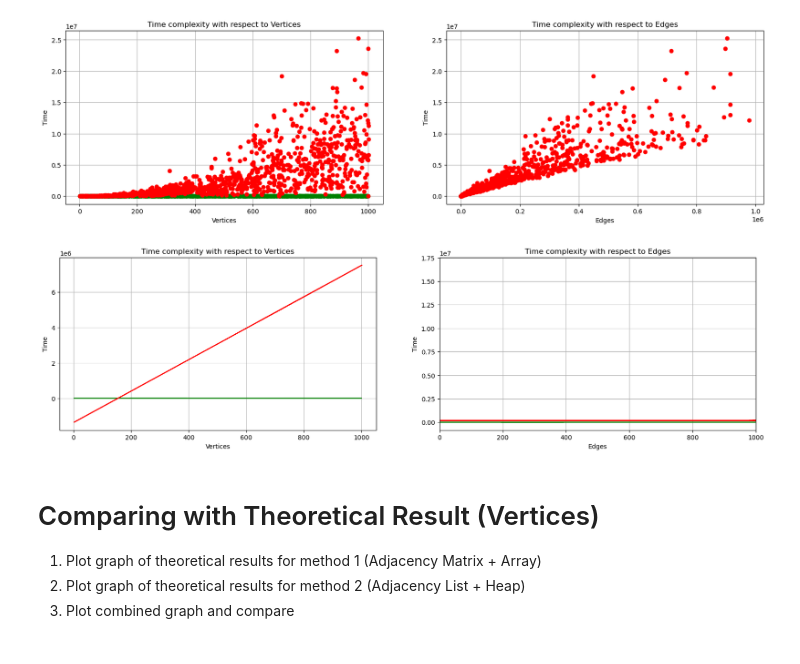
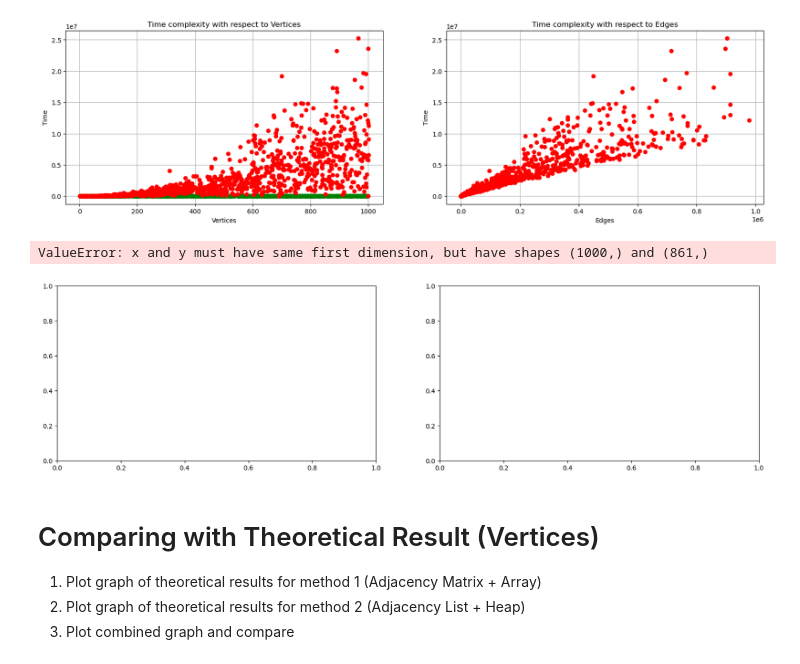
Before and after one commit to ChoWei0310/SC2001-Algorithm-Design, a Jupyter notebook: Lab2/SC2001_ExampleClass_2.ipynb, the cells around one changed output. Drawn from its saved outputs; the diff is of its cells as text; code cells hidden in the pictures.

```diff
--- a/Lab2/SC2001_ExampleClass_2.ipynb
+++ b/Lab2/SC2001_ExampleClass_2.ipynb
@@ -172,3 +172,11 @@ plt.legend()
 plt.show()
 # %% [output]
 [figure]
+# %%
+def remove_outliers(df, column_name):
+    Q1 = np.percentile(df[column_name],25)
+    Q3 = np.percentile(df[column_name],75)
+    IQR = Q3-Q1
+    lower_bound = Q1 - 1.5*IQR
+    upper_bound = Q3 + 1.5*IQR
+    return df[(df[column_name]>=lower_bound)&(df[column_name]<= upper_bound)]
@@ -324,3 +364,33 @@ plt.legend()
 plt.show()
 # %% [output]
 [figure]
+# %%
+method2_df_SPARSE_filtered = remove_outliers(method2_df_SPARSE,'Time Array (Method 2)')
+
+sparse_fit_vertices2 = np.polyfit(method2_df_SPARSE_filtered['Vertices'], method2_df_SPARSE_filtered['Time Array (Method 2)'], 1)
+sparse_fit_edges2 = np.polyfit(method2_df_SPARSE_filtered['Edges'], method2_df_SPARSE_filtered['Time Array (Method 2)'], 1)
+
+# Define the fitted line equations
+sparse_line_vertices2 = np.polyval(sparse_fit_vertices2, method2_df_SPARSE_filtered['Vertices'])
+sparse_line_edges2 = np.polyval(sparse_fit_edges2, method2_df_SPARSE_filtered['Edges'])
+
+fig, ax = plt.subplots(1,2, figsize=(20, 5))
+
+# Plot for Vertices
+ax[0].plot(method2_df_SPARSE_filtered['Vertices'], method2_df_SPARSE_filtered['Time Array (Method 2)'], 'o', color='g', label='Sparse')
+ax[0].plot(method2_df_SPARSE_filtered['Vertices'], sparse_line_vertices2, '-', color='r', label='Sparse Fit')
+ax[0].set_title('Time complexity with respect to Vertices')
+ax[0].set_xlabel('Vertices')
+ax[0].set_ylabel('Time')
+ax[0].grid(True)
+
+# Plot for Edges
+ax[1].plot(method2_df_SPARSE_filtered['Edges'], method2_df_SPARSE_filtered['Time Array (Method 2)'], 'o', color='g', label='Sparse')
+ax[1].plot(method2_df_SPARSE_filtered['Edges'], sparse_line_edges2, '-', color='r', label='Sparse Fit')
+ax[1].set_title('Time complexity with respect to Edges')
+ax[1].set_xlabel('Edges')
+ax[1].set_ylabel('Time')
+ax[1].grid(True)
+
+plt.legend()
+plt.show()
@@ -401,25 +473,26 @@ plt.show()
 # %%
 fig, ax = plt.subplots(1,2, figsize=(20, 5))
 
-ax[0].plot(method2_df_SPARSE['Vertices'], sparse_line_vertices2, '-', color='g', label='Sparse Fit')
+ax[0].plot(method2_df_SPARSE_filtered['Vertices'], sparse_line_vertices2, '-', color='g', label='Sparse Fit')
 ax[0].plot(method2_df_dense['Vertices'], dense_line_vertices2, '-', color='r', label='Dense Fit')
 ax[0].set_title(f'Time complexity with respect to Vertices')
 ax[0].set_xlabel('Vertices')
 ax[0].set_ylabel('Time')
 ax[0].grid(True)
 
 ax[1].plot(method2_df_SPARSE['Edges'], sparse_line_edges2, '-', color='g', label='Sparse Fit')
 ax[1].plot(method2_df_dense['Edges'], dense_line_edges2, '-', color='r', label='Dense Fit')
 ax[1].set_title(f'Time complexity with respect to Edges')
 ax[1].set_xlabel('Edges')
 ax[1].set_ylabel('Time')
 ax[1].grid(True)
 
 #set x range to see differences in Edges graph
 plt.xlim([0,1000])
 plt.show()
 # %% [output]
+ValueError: x and y must have same first dimension, but have shapes (1000,) and (861,)
-[figure, old version]
+[figure, new version]
 # %% [markdown]
 # Comparing with Theoretical Result (Vertices)
 1. Plot graph of theoretical results for method 1 (Adjacency Matrix + Array)
```
Also changed, not shown: parts of 5 cells of this notebook.
